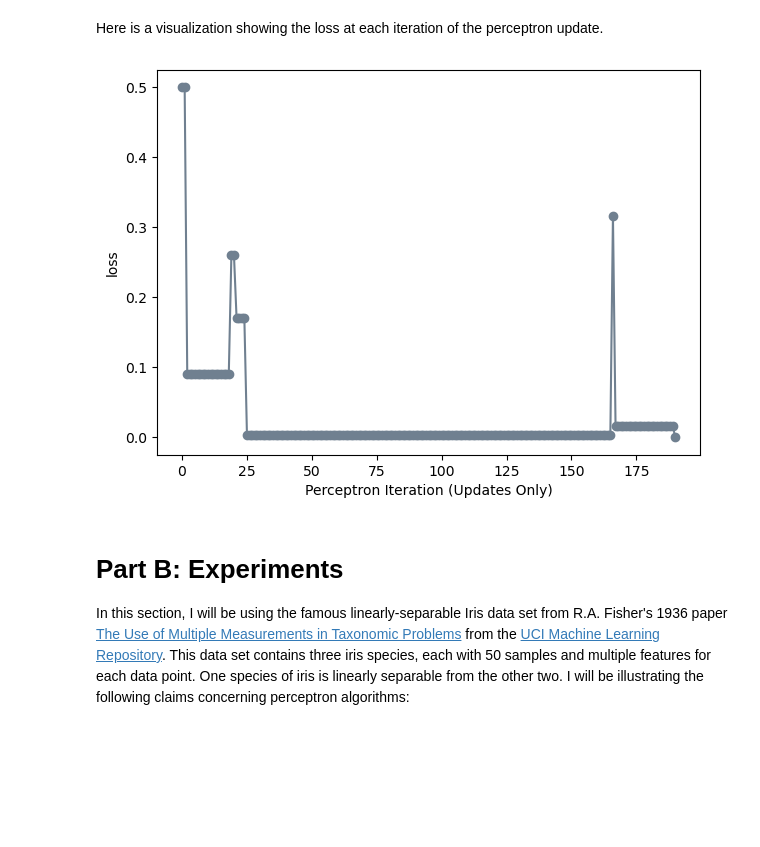
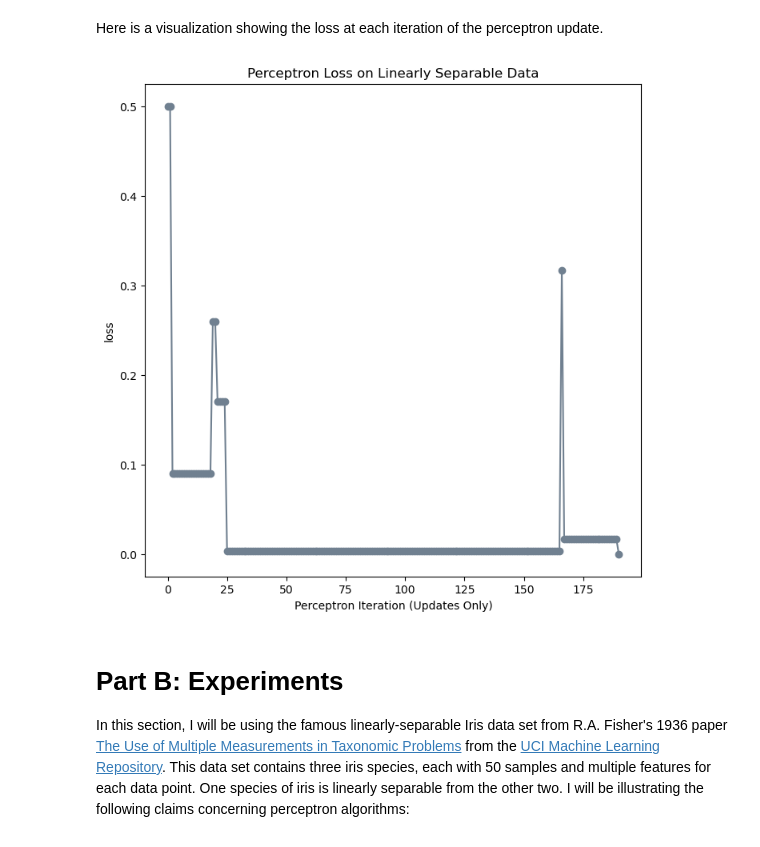
Before and after one commit to opfleet/opfleet.github.io, a Jupyter notebook: posts/PerceptronPost/index.ipynb, the cells around one changed output. Saved outputs shown, nothing was run; the diff lists cells and outputs as text; code cells hidden in the pictures; blank space fills up the shorter version.

Commit message:
Completed the rest of Perceptron
Coding is done, now I need to finish the write up

```diff
--- a/posts/PerceptronPost/index.ipynb
+++ b/posts/PerceptronPost/index.ipynb
@@ -89,11 +91,14 @@ print(loss_vec)
 # %% [markdown]
 Here is a visualization showing the loss at each iteration of the perceptron update.
 # %%
+plt.figure(figsize= (8,8))
 plt.plot(loss_vec, color = "slategrey")
+
 plt.scatter(torch.arange(len(loss_vec)), loss_vec, color = "slategrey")
-labs = plt.gca().set(xlabel = "Perceptron Iteration (Updates Only)", ylabel = "loss")
+
+labs = plt.gca().set(xlabel = "Perceptron Iteration (Updates Only)", ylabel = "loss", title = "Perceptron Loss on Linearly Separable Data")
 # %% [output]
-[figure, old version]
+[figure, new version]
 # %% [markdown]
 # Part B: Experiments
 
```
Also changed, not shown: parts of 14 cells of this notebook, 1 other file.
